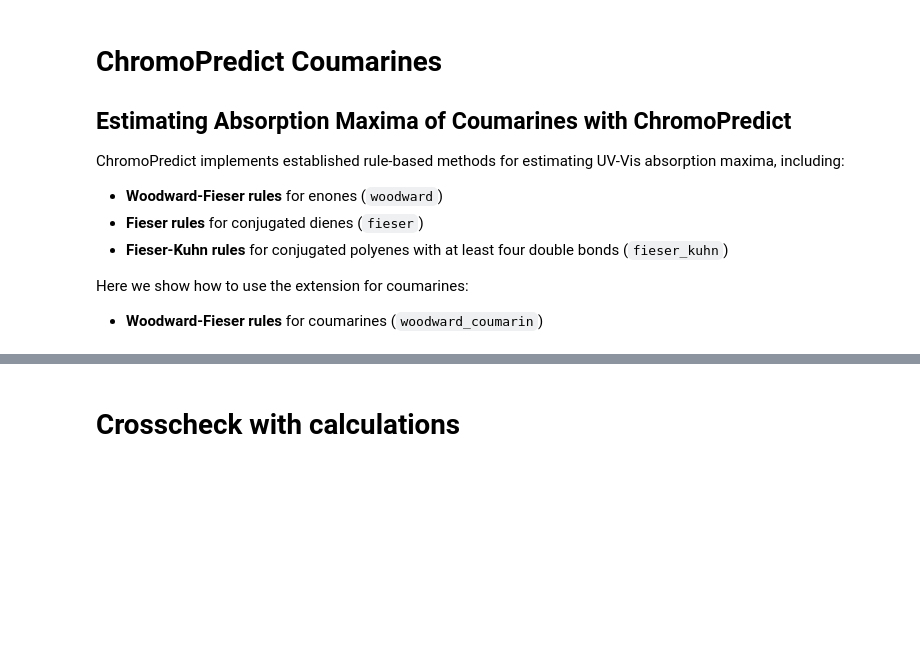
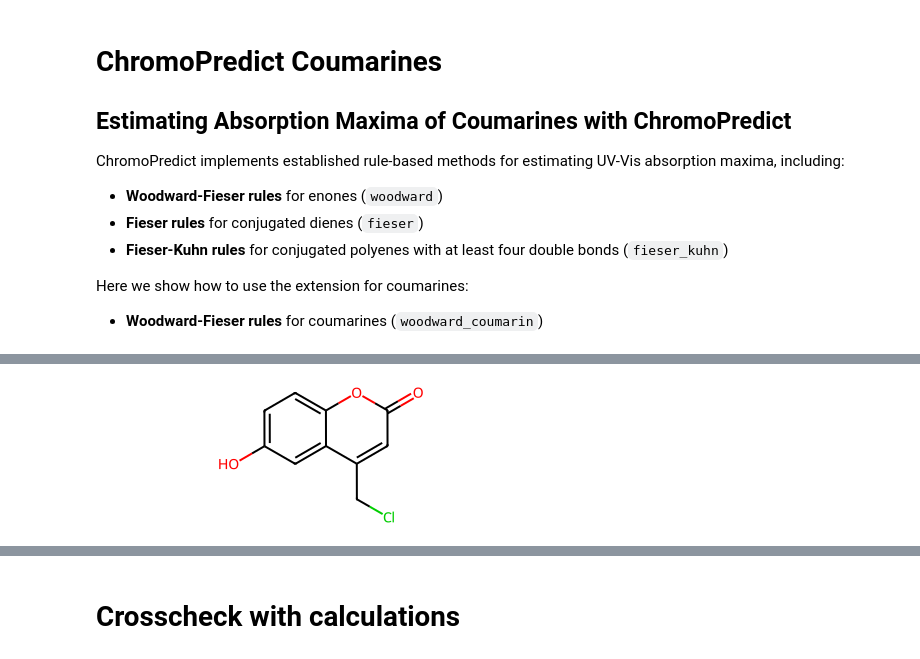
Before and after one commit to CompPhotoChem/ChromoPredict, a Jupyter notebook: examples/coumarines.ipynb, the cells around one changed output, grey strips where cells are left out. Cells and saved outputs as stored; diff of their text form; code cells hidden in the pictures; blank space fills up the shorter version.

```diff
--- a/examples/coumarines.ipynb
+++ b/examples/coumarines.ipynb
@@ -23,0 +63,4 @@ import chromopredict as cp
+# %%
+rdkit.Chem.MolFromSmiles('C1(O)=CC=C2C(=C1)C(CCl)=CC(=O)O2') # underestimated in absorption energy
+# %% [output]
+[figure, added]
```
Also changed, not shown: parts of 31 cells of this notebook, 1 other file.
